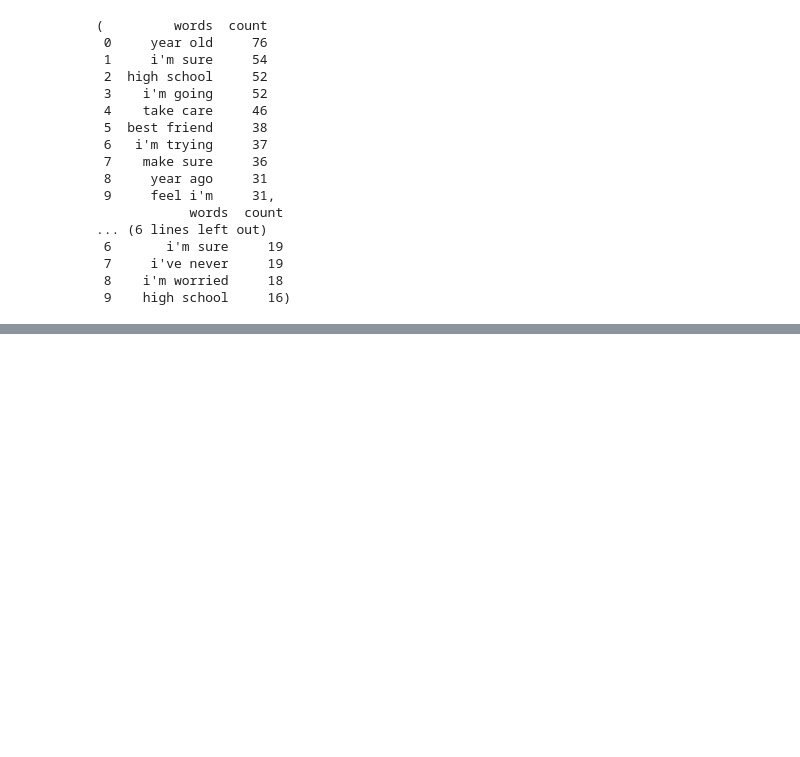
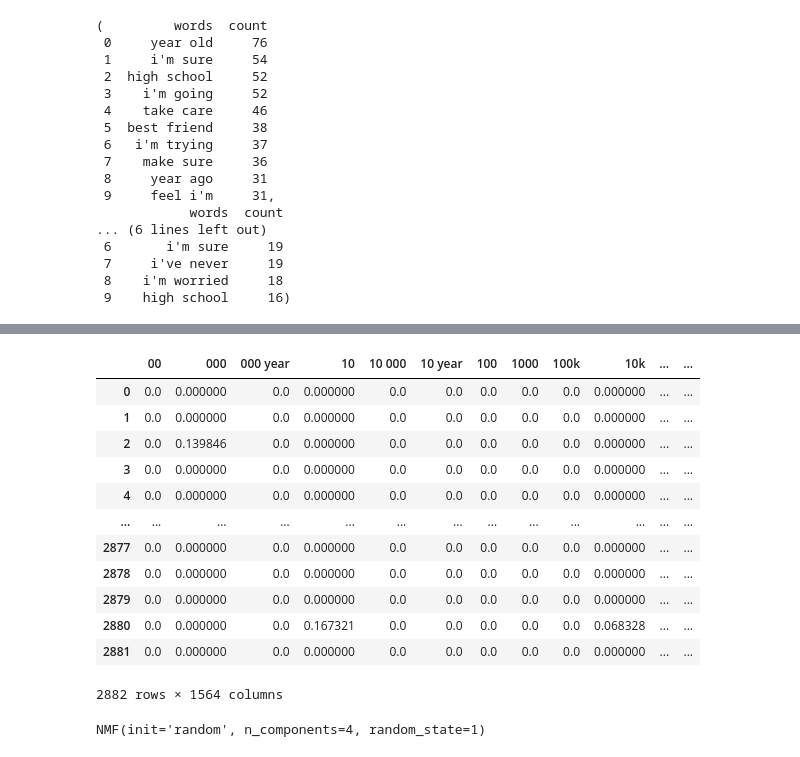
Before and after one commit to RyeInternational/Onomy, a Jupyter notebook: Reddit_dataset/TFidf_Topic_Modeling_parents.ipynb, the cells around one changed output, grey strips where cells are left out. Saved outputs shown, nothing was run; the diff lists cells and outputs as text; code cells hidden in the pictures; blank space fills up the shorter version.

```diff
--- a/Reddit_dataset/TFidf_Topic_Modeling_parents.ipynb
+++ b/Reddit_dataset/TFidf_Topic_Modeling_parents.ipynb
@@ -35,7 +35,7 @@ def lemmatize(words):
         nwords.append(word)
     return ' '.join(nwords)
 # %%
-df['selftext']=df['selftext'].apply(lambda x: remove_other(x))
+df['selftext']=df_raw['selftext'].apply(lambda x: remove_other(x))
 df['selftext']= df['selftext'].str.split().apply(lambda x: lemmatize(x))
 df['selftext']
 # %% [output]
@@ -515,0 +509,29 @@ p.head(10),n.head(10)
+# %%
+from sklearn.feature_extraction.text import TfidfVectorizer
+vec=TfidfVectorizer(min_df=0.01,stop_words='english',ngram_range=(1,2))
+counts=vec.fit_transform(final['text'][final['label']>0.109797]) #positive
+counts=counts.toarray()
+count_df1=pd.DataFrame(counts,columns=vec.get_feature_names())
+count_df1=count_df1.drop(['amp','don'],axis=1)
+count_df1
+# %% [output]
+|  | 00 | 000 | 000 year | 10 | 10 000 | 10 year | 100 | 1000 | 100k | 10k | ... | ... |
+| 0 | 0.0 | 0.000000 | 0.0 | 0.000000 | 0.0 | 0.0 | 0.0 | 0.0 | 0.0 | 0.000000 | ... | ... |
+| 1 | 0.0 | 0.000000 | 0.0 | 0.000000 | 0.0 | 0.0 | 0.0 | 0.0 | 0.0 | 0.000000 | ... | ... |
+| 2 | 0.0 | 0.139846 | 0.0 | 0.000000 | 0.0 | 0.0 | 0.0 | 0.0 | 0.0 | 0.000000 | ... | ... |
+| 3 | 0.0 | 0.000000 | 0.0 | 0.000000 | 0.0 | 0.0 | 0.0 | 0.0 | 0.0 | 0.000000 | ... | ... |
+| 4 | 0.0 | 0.000000 | 0.0 | 0.000000 | 0.0 | 0.0 | 0.0 | 0.0 | 0.0 | 0.000000 | ... | ... |
+| ... | ... | ... | ... | ... | ... | ... | ... | ... | ... | ... | ... | ... |
+| 2877 | 0.0 | 0.000000 | 0.0 | 0.000000 | 0.0 | 0.0 | 0.0 | 0.0 | 0.0 | 0.000000 | ... | ... |
+| 2878 | 0.0 | 0.000000 | 0.0 | 0.000000 | 0.0 | 0.0 | 0.0 | 0.0 | 0.0 | 0.000000 | ... | ... |
+| 2879 | 0.0 | 0.000000 | 0.0 | 0.000000 | 0.0 | 0.0 | 0.0 | 0.0 | 0.0 | 0.000000 | ... | ... |
+| 2880 | 0.0 | 0.000000 | 0.0 | 0.167321 | 0.0 | 0.0 | 0.0 | 0.0 | 0.0 | 0.068328 | ... | ... |
+| 2881 | 0.0 | 0.000000 | 0.0 | 0.000000 | 0.0 | 0.0 | 0.0 | 0.0 | 0.0 | 0.000000 | ... | ... |
+2882 rows × 1564 columns
+# %%
+from sklearn.decomposition import NMF
+
+model1=NMF(n_components=4,init="random",random_state=1)
+model1.fit(count_df1)
+# %% [output]
+NMF(init='random', n_components=4, random_state=1)
```
Also changed, not shown: parts of 26 cells of this notebook, 11 other files.
